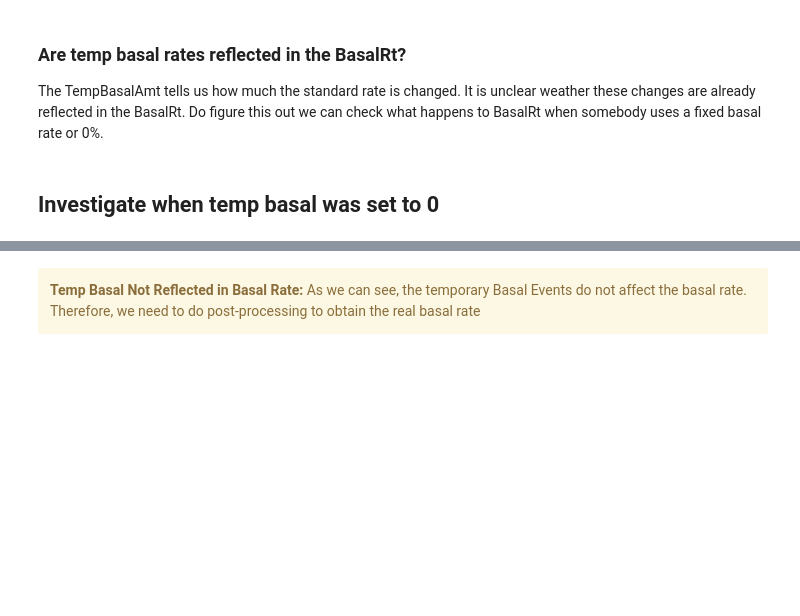
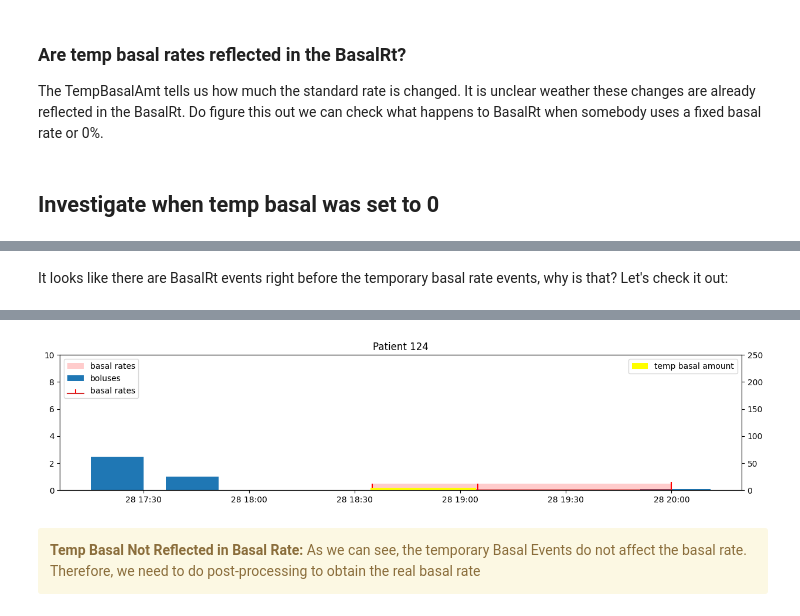
Before and after one commit to nudgebg/egvinsulin, a Jupyter notebook: notebooks/understand-flair-dataset/understand-flair-dataset.ipynb, the cells around one changed output, grey strips where cells are left out. Drawn from its saved outputs; the diff is of its cells as text; code cells hidden in the pictures; blank space fills up the shorter version.

```diff
--- a/notebooks/understand-flair-dataset/understand-flair-dataset.ipynb
+++ b/notebooks/understand-flair-dataset/understand-flair-dataset.ipynb
@@ -299,0 +303,11 @@ drawInsulinEvents(subFrame);
+# %% [markdown]
+It looks like there are BasalRt events right before the temporary basal rate events, why is that?
+Let's check it out:
+# %%
+subFrame = selectRegionAroundEvent(df_insulin,
+                                   zeroRateEvents.loc[907716,'PtID'],
+                                   zeroRateEvents.loc[907716,'DateTime'], 1.5)
+subFrame=subFrame.sort_values('DateTime')
+drawInsulinEvents(subFrame)
+subFrame.dropna(subset=['BasalRt','TempBasalAmt','BolusDeliv'],how='all',axis=0)
+# %% [output]
@@ -300,3 +328,4 @@ drawInsulinEvents(subFrame);
+[figure, added]
 # %% [markdown]
 <div class="alert alert-block alert-warning">
 <b>Temp Basal Not Reflected in Basal Rate:</b> As we can see, the temporary Basal Events do not affect the basal rate. Therefore, we need to do post-processing to obtain the real basal rate
```
Also changed, not shown: parts of 3 cells of this notebook.
